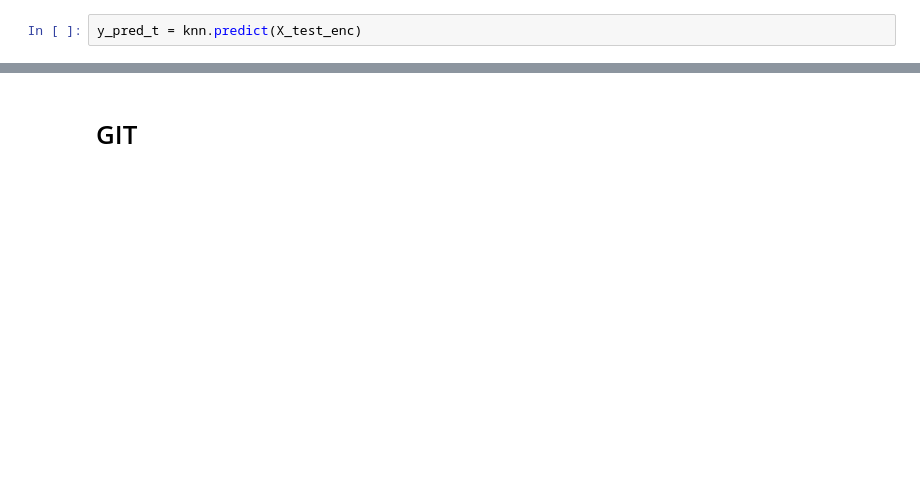
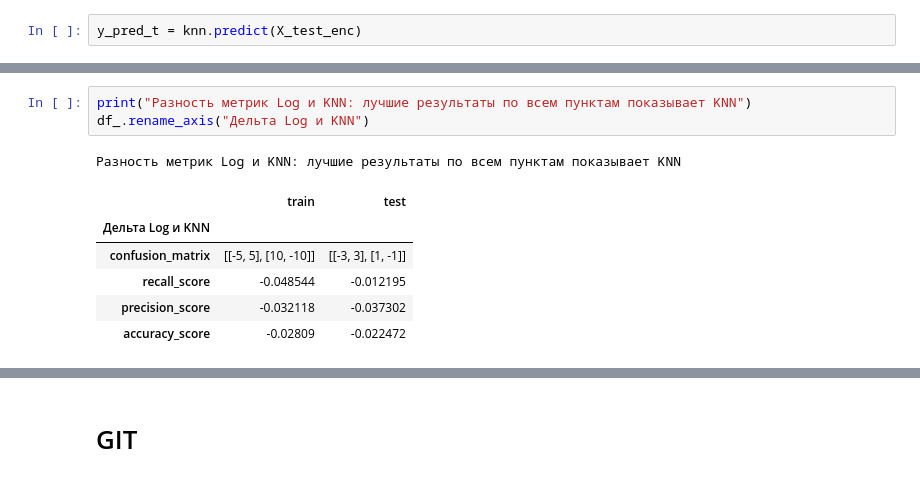
Before and after one commit to IgorDat/5_1_ML, a Jupyter notebook: ml-4_1.ipynb, the cells around one changed output, grey strips where cells are left out. Saved outputs shown, nothing was run; the diff lists cells and outputs as text; blank space fills up the shorter version.

```diff
--- a/ml-4_1.ipynb
+++ b/ml-4_1.ipynb
@@ -363,0 +508,11 @@ accuracy_score:
+# %%
+print("Разность метрик Log и KNN: лучшие результаты по всем пунктам показывает KNN")
+df_.rename_axis("Дельта Log и KNN")
+# %% [output]
+Разность метрик Log и KNN: лучшие результаты по всем пунктам показывает KNN
+|  | train | test |
+| Дельта Log и KNN |  |  |
+| confusion_matrix | [[-5, 5], [10, -10]] | [[-3, 3], [1, -1]] |
+| recall_score | -0.048544 | -0.012195 |
+| precision_score | -0.032118 | -0.037302 |
+| accuracy_score | -0.02809 | -0.022472 |
```
Also changed, not shown: parts of 40 cells of this notebook.
